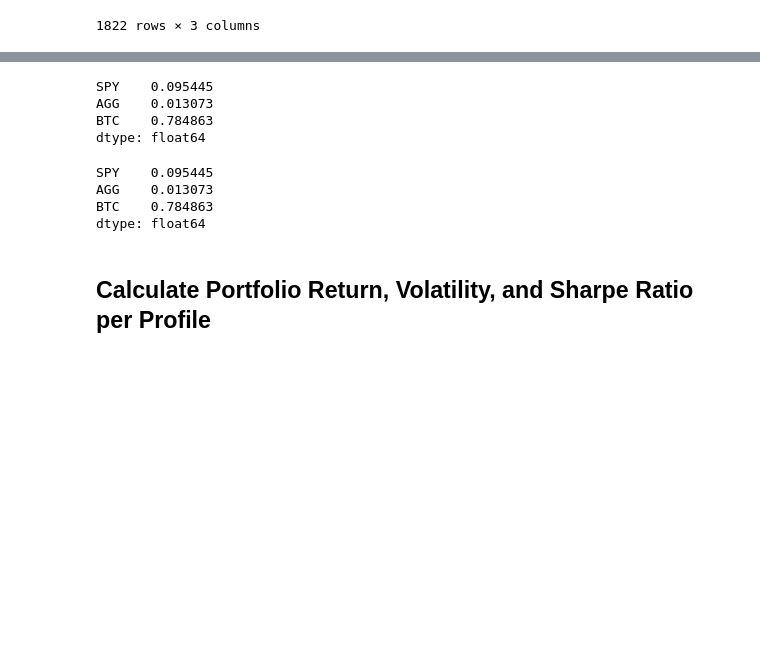
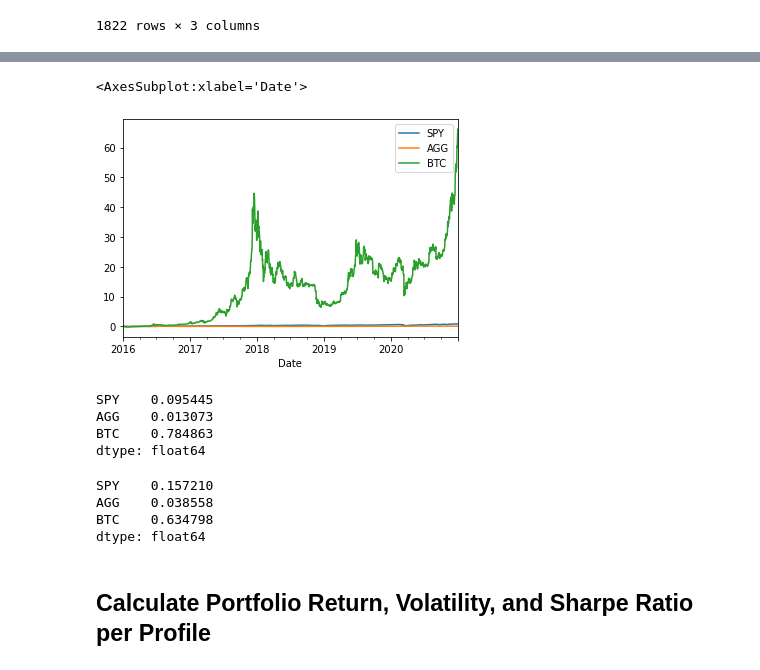
Before and after one commit to aarchmon/JAMMS-Tool, a Jupyter notebook: src/include/RUN.ipynb, the cells around one changed output, grey strips where cells are left out. Drawn from its saved outputs; the diff is of its cells as text; code cells hidden in the pictures; blank space fills up the shorter version.

```diff
--- a/src/include/RUN.ipynb
+++ b/src/include/RUN.ipynb
@@ -108,3 +121,9 @@ daily_returns_df.head(-5)
+# %%
+combined_cumulative_return = (1 + daily_returns_df).cumprod() - 1
+combined_cumulative_return.plot()
+# %% [output]
+<AxesSubplot:xlabel='Date'>
+[figure, added]
 # %%
 # Retrieve average annual returns for each asset for SPY, AGG, BTC
 average_annual_returns_df = calculate_average_annual_returns(daily_returns_df)
@@ -117,11 +136,11 @@ dtype: float64
 # %%
 # Retrieve average annual volatility for SPY, AGG, BTC
 average_annual_volatility_df = calculate_average_annual_volatility(daily_returns_df)
-print(average_annual_returns_df)
+print(average_annual_volatility_df)
 # %% [output]
-SPY    0.095445
-AGG    0.013073
-BTC    0.784863
+SPY    0.157210
+AGG    0.038558
+BTC    0.634798
 dtype: float64
 # %% [markdown]
 ## Calculate Portfolio Return, Volatility, and Sharpe Ratio per Profile
```
Also changed, not shown: parts of 17 cells of this notebook, 1 other file.
